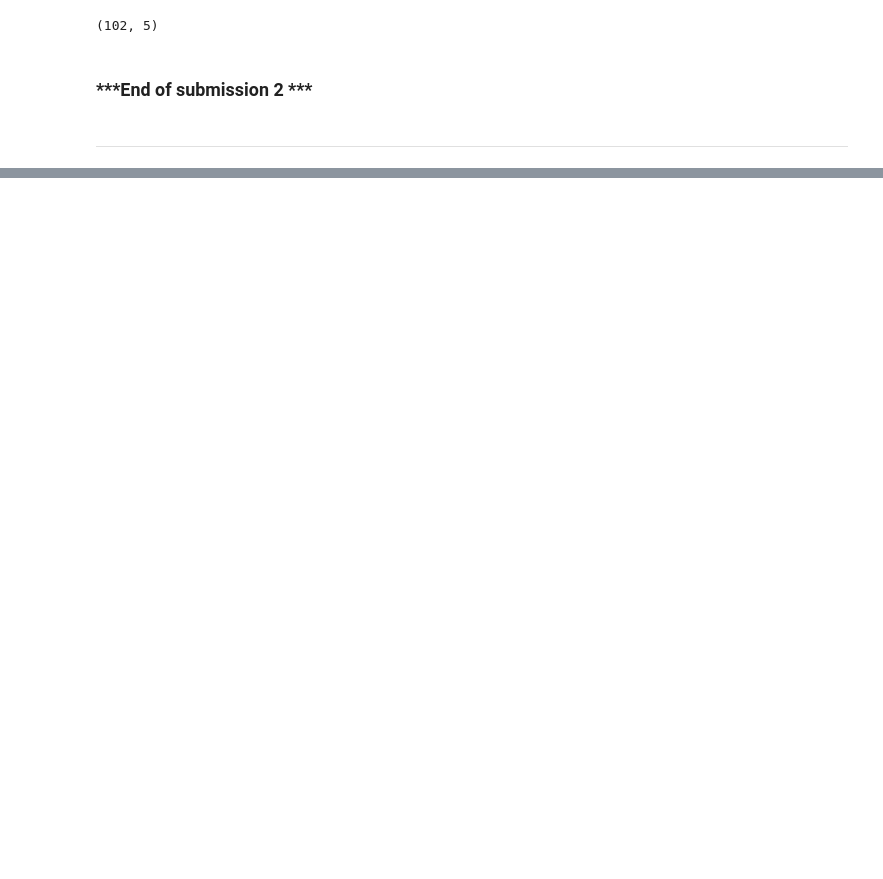
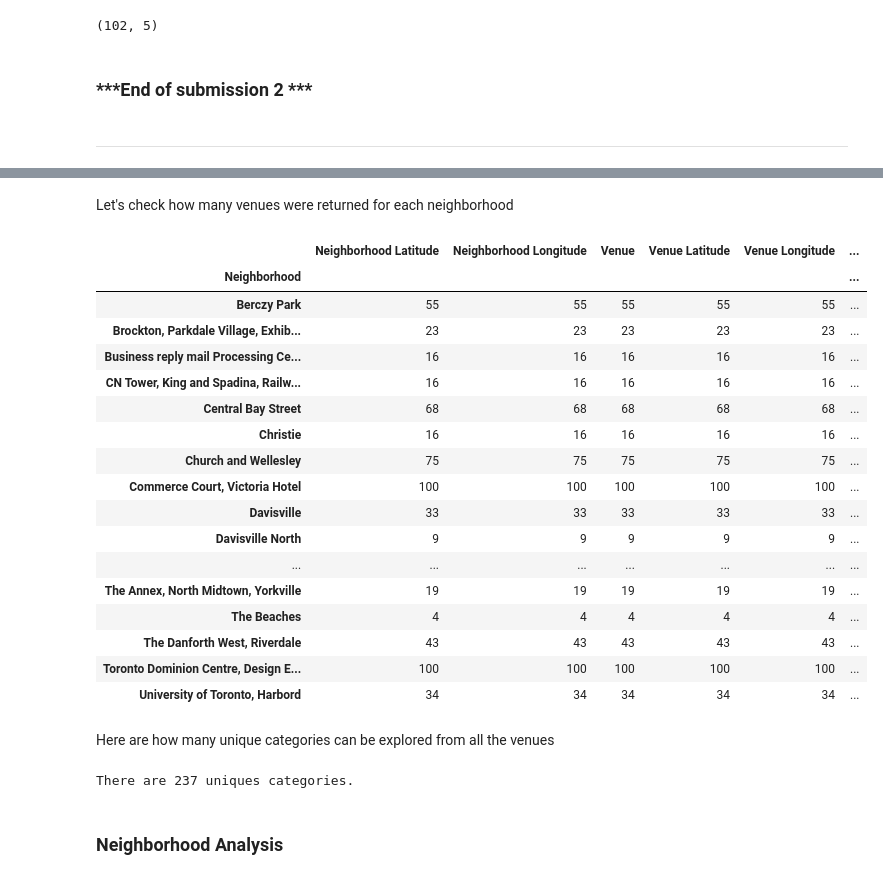
Before and after one commit to nireena/Coursera_Capstone, a Jupyter notebook: Coursera_Capstone.ipynb, the cells around one changed output, grey strips where cells are left out. Drawn from its saved outputs; the diff is of its cells as text; code cells hidden in the pictures; blank space fills up the shorter version.

```diff
--- a/Coursera_Capstone.ipynb
+++ b/Coursera_Capstone.ipynb
@@ -184,0 +262,16 @@ dfall.shape
+# %%
+map_tor_neigh = folium.Map(location=[latitude,longitude], zoom_start = 11)
+
+for lat, lng, label in zip(tor_data['Latitude'], tor_data['Longitude'], tor_data['Neighbourhood']):
+    label = folium.Popup(label, parse_html=True)
+    folium.CircleMarker(
+        [lat,lng],
+        radius=5,
+        popup=label,
+        color='blue',
+        fill=True,
+        fill_color='#3186cc',
+        fill_opacity=0.7,
+        parse_html=False).add_to(map_tor_neigh)
+
+map_tor_neigh
@@ -184,0 +370,31 @@ dfall.shape
+# %% [markdown]
+Let's check how many venues were returned for each neighborhood
+# %%
+tor_neigh_venues.groupby('Neighborhood').count()
+# %% [output]
+|  | Neighborhood Latitude | Neighborhood Longitude | Venue | Venue Latitude | Venue Longitude | ... |
+| Neighborhood |  |  |  |  |  | ... |
+| Berczy Park | 55 | 55 | 55 | 55 | 55 | ... |
+| Brockton, Parkdale Village, Exhib... | 23 | 23 | 23 | 23 | 23 | ... |
+| Business reply mail Processing Ce... | 16 | 16 | 16 | 16 | 16 | ... |
+| CN Tower, King and Spadina, Railw... | 16 | 16 | 16 | 16 | 16 | ... |
+| Central Bay Street | 68 | 68 | 68 | 68 | 68 | ... |
+| Christie | 16 | 16 | 16 | 16 | 16 | ... |
+| Church and Wellesley | 75 | 75 | 75 | 75 | 75 | ... |
+| Commerce Court, Victoria Hotel | 100 | 100 | 100 | 100 | 100 | ... |
+| Davisville | 33 | 33 | 33 | 33 | 33 | ... |
+| Davisville North | 9 | 9 | 9 | 9 | 9 | ... |
+| ... | ... | ... | ... | ... | ... | ... |
+| The Annex, North Midtown, Yorkville | 19 | 19 | 19 | 19 | 19 | ... |
+| The Beaches | 4 | 4 | 4 | 4 | 4 | ... |
+| The Danforth West, Riverdale | 43 | 43 | 43 | 43 | 43 | ... |
+| Toronto Dominion Centre, Design E... | 100 | 100 | 100 | 100 | 100 | ... |
+| University of Toronto, Harbord | 34 | 34 | 34 | 34 | 34 | ... |
+# %% [markdown]
+Here are how many unique categories can be explored from all the venues
+# %%
+print('There are {} uniques categories.'.format(len(tor_neigh_venues['Venue Category'].unique())))
+# %% [output]
+There are 237 uniques categories.
+# %% [markdown]
+### Neighborhood Analysis
```
Also changed, not shown: parts of 52 cells of this notebook.
